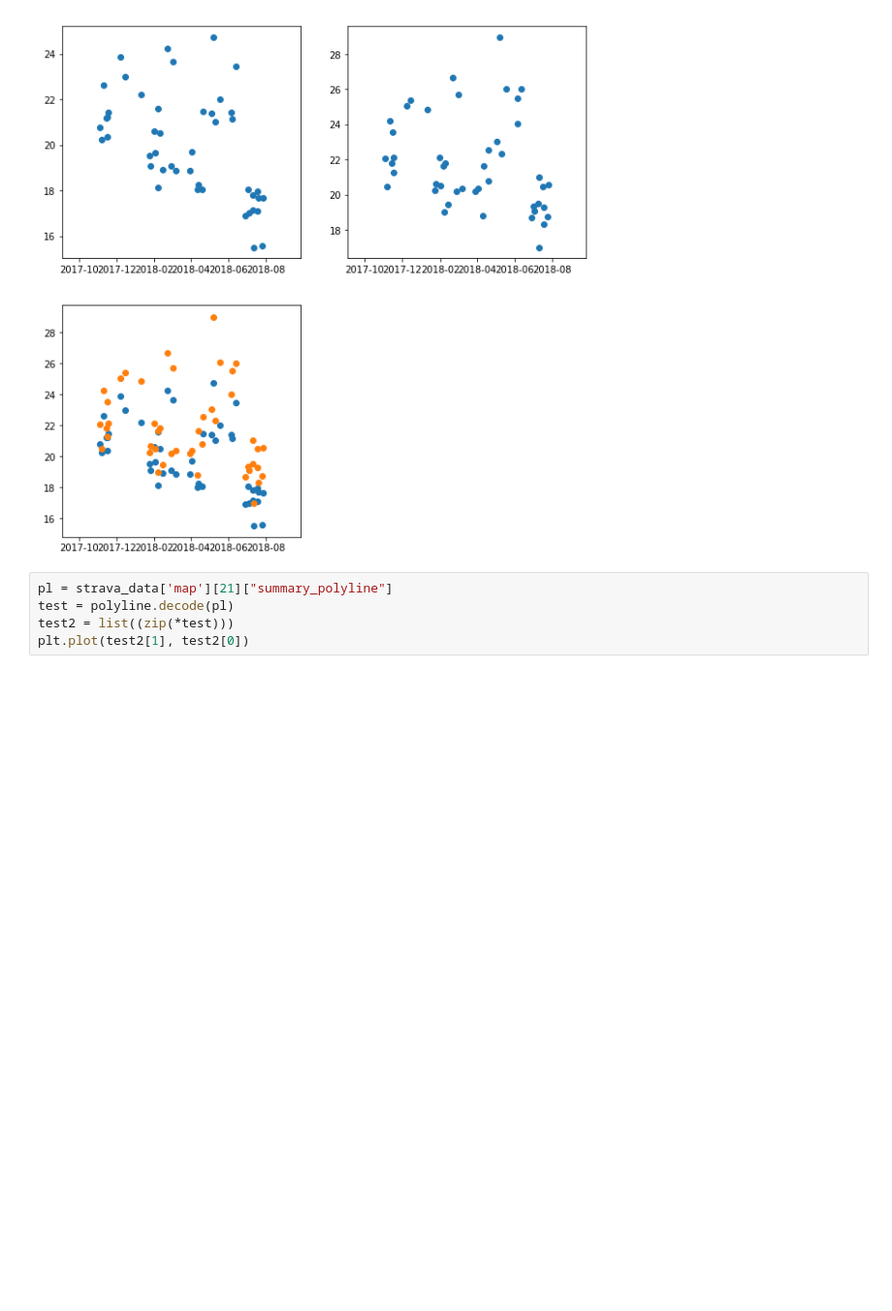
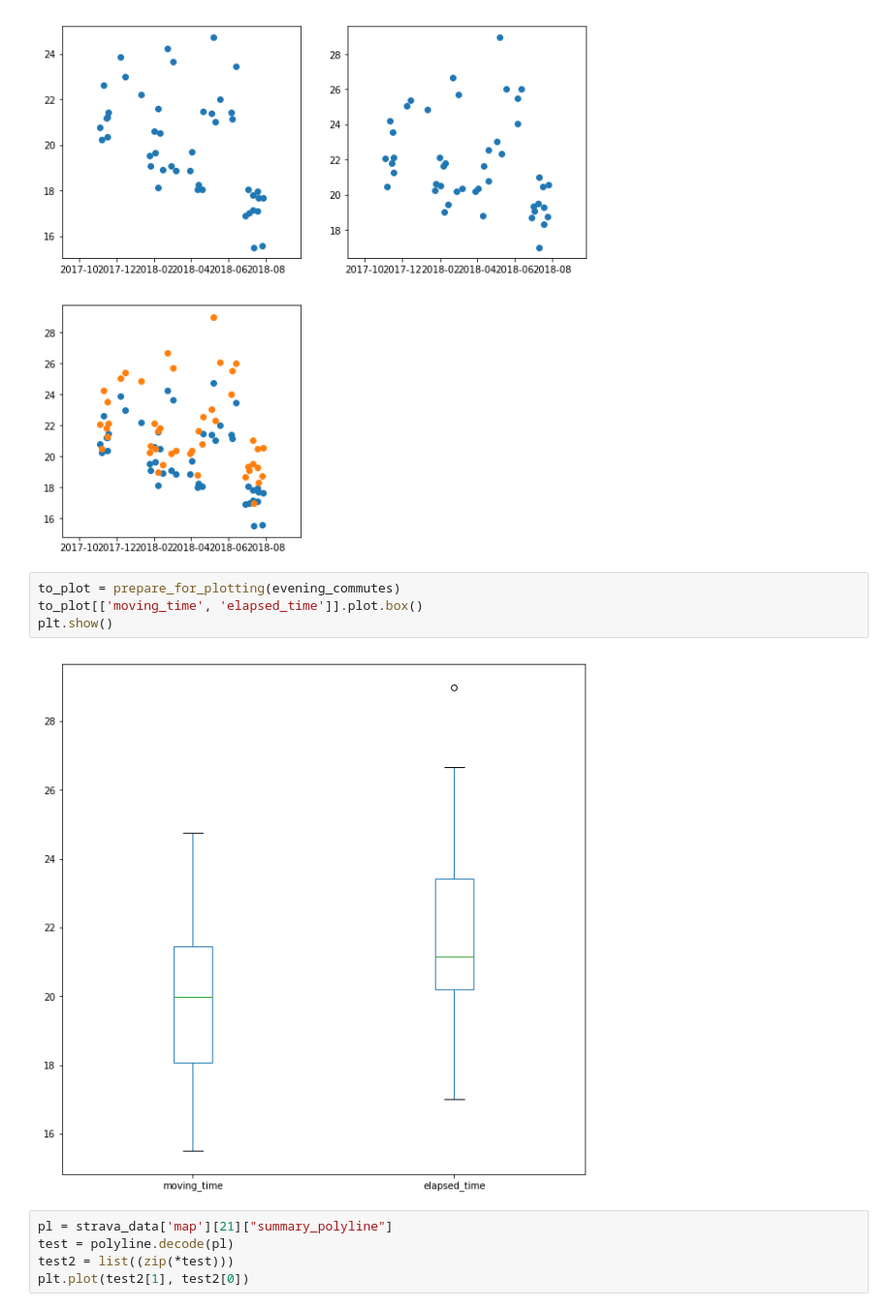
Before and after one commit to gtcooke94/commute_analysis, a Jupyter notebook: analysis.ipynb, the cells around one changed output. Shown at 97% size. Cells and saved outputs as stored; diff of their text form; blank space fills up the shorter version.

```diff
--- a/analysis.ipynb
+++ b/analysis.ipynb
@@ -103,6 +101,12 @@ plt.scatter(to_plot['start_date_local'].dt.to_pydatetime(), to_plot['elapsed_tim
 plt.show()
 # %% [output]
 [figure]
+# %%
+to_plot = prepare_for_plotting(evening_commutes)
+to_plot[['moving_time', 'elapsed_time']].plot.box()
+plt.show()
+# %% [output]
+[figure, added]
 # %%
 pl = strava_data['map'][21]["summary_polyline"]
 test = polyline.decode(pl)
```
Also changed, not shown: parts of 1 cell of this notebook.
